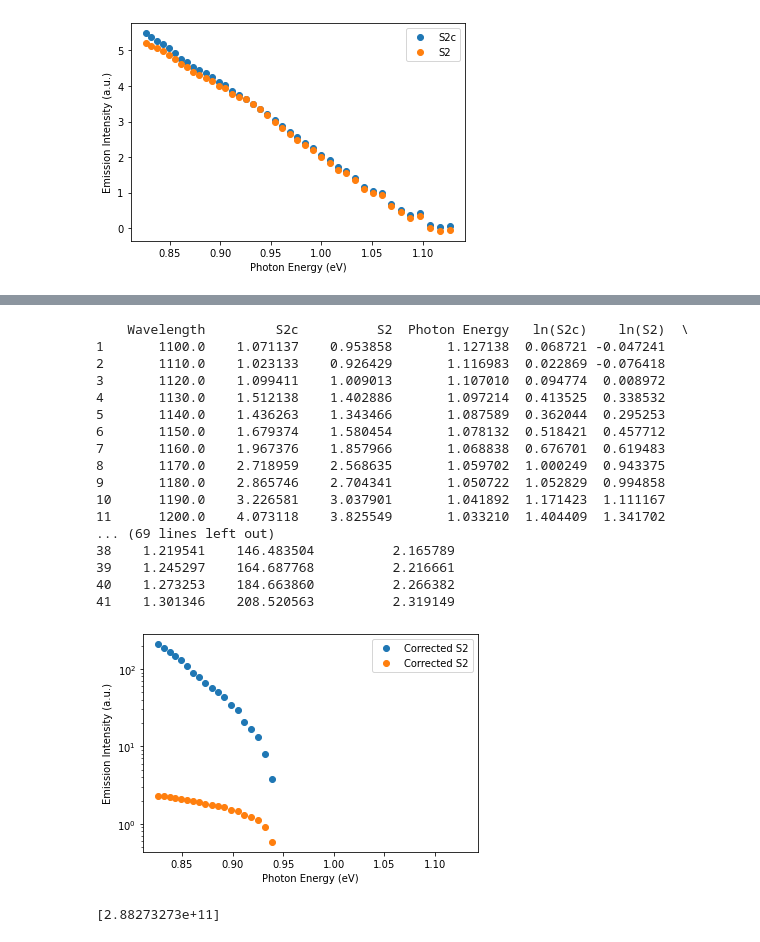
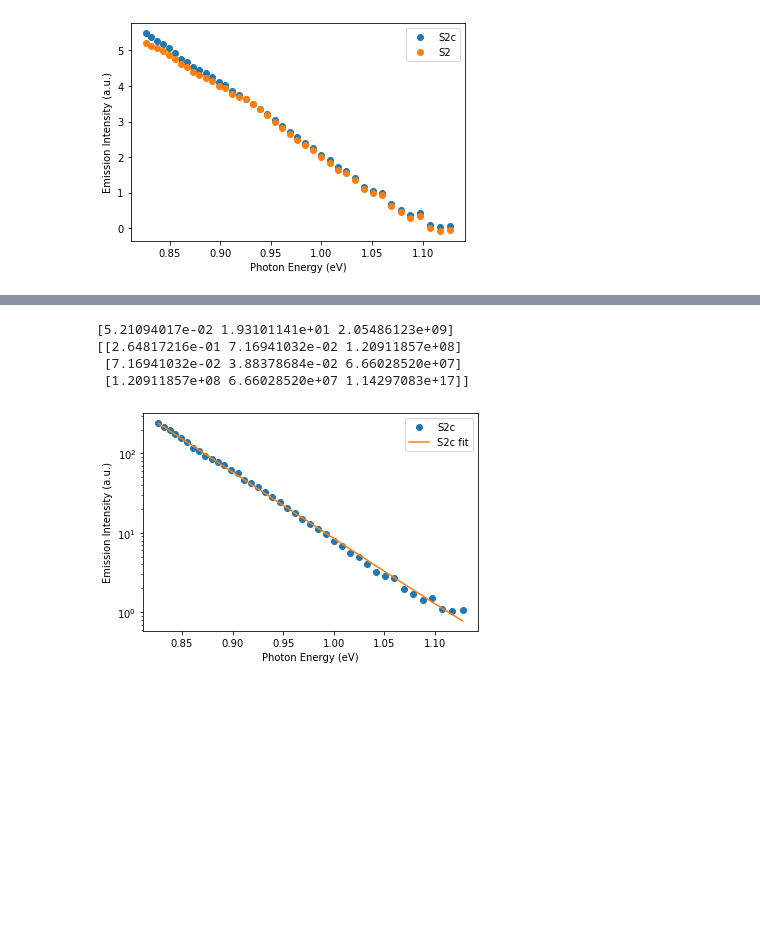
Before and after one commit to teoyi/PROJECT-Automate-Research-Process, a Jupyter notebook: test.ipynb, the cells around one changed output, grey strips where cells are left out. Saved outputs shown, nothing was run; the diff lists cells and outputs as text; code cells hidden in the pictures; blank space fills up the shorter version.

```diff
--- a/test.ipynb
+++ b/test.ipynb
@@ -117,35 +99,0 @@ The DC offset of this data is 24.509082136216104
-# %%
-# Applying 3rd correction, multiplier, to determine the corrected S2 values
-new_df['Multiplier'] = new_df['S2c']/new_df['S2']
-#print(new_df)
-new_df['Corrected S2'] = (new_df['S2'] - dc_offset)*new_df['Multiplier']
-new_df['ln(Corrected S2)'] = np.log(new_df['Corrected S2'])
-print(new_df)
-
-plt.plot(new_df['Photon Energy'], new_df['Corrected S2'],'o', label='Corrected S2')
-plt.plot(new_df['Photon Energy'], new_df['ln(Corrected S2)'],'o', label='Corrected S2')
-plt.yscale('log')
-plt.ylabel('Emission Intensity (a.u.)')
-plt.xlabel('Photon Energy (eV)')
-plt.legend()
-plt.savefig('correctedsmilog.png')
-plt.show()
-# %% [output]
-    Wavelength         S2c          S2  Photon Energy   ln(S2c)    ln(S2)  \
-1       1100.0    1.071137    0.953858       1.127138  0.068721 -0.047241
-2       1110.0    1.023133    0.926429       1.116983  0.022869 -0.076418
-3       1120.0    1.099411    1.009013       1.107010  0.094774  0.008972
-4       1130.0    1.512138    1.402886       1.097214  0.413525  0.338532
-5       1140.0    1.436263    1.343466       1.087589  0.362044  0.295253
-6       1150.0    1.679374    1.580454       1.078132  0.518421  0.457712
-7       1160.0    1.967376    1.857966       1.068838  0.676701  0.619483
-8       1170.0    2.718959    2.568635       1.059702  1.000249  0.943375
-9       1180.0    2.865746    2.704341       1.050722  1.052829  0.994858
-10      1190.0    3.226581    3.037901       1.041892  1.171423  1.111167
-11      1200.0    4.073118    3.825549       1.033210  1.404409  1.341702
-... (69 lines left out)
-38    1.219541    146.483504          2.165789
-39    1.245297    164.687768          2.216661
-40    1.273253    184.663860          2.266382
-41    1.301346    208.520563          2.319149
-[figure, removed]
@@ -161,4 +100,24 @@ popt1, pcov1 = curve_fit(fit, new_df['Photon Energy'].iloc[23:], new_df['ln(Corr
-# %%
-print(popt1)
-# %% [output]
-[2.88273273e+11]
+# %%
+def exp_fit(E, a, b, c):
+    # return  a + c * E * np.sqrt(E - bandE) * np.exp(-E/0.046)# Eg and k are already defined previously
+    return a + c  * np.exp(-E*b)
+
+E = np.linspace(np.min(new_df['Photon Energy']), np.max(new_df['Photon Energy']),1000)
+
+popt, pcov = curve_fit(exp_fit, new_df['Photon Energy'], new_df['S2c'],maxfev = 10000, p0=[0,500/23,1e+8]) # keep c = 1e+8
+print(popt)
+print(pcov)
+plt.plot(new_df['Photon Energy'], new_df['S2c'], 'o', label='S2c')
+plt.plot(new_df['Photon Energy'], exp_fit(new_df['Photon Energy'], *popt), '-', label='S2c fit')
+plt.ylabel('Emission Intensity (a.u.)')
+plt.xlabel('Photon Energy (eV)')
+plt.yscale('log')
+plt.legend()
+plt.savefig('fit.png')
+plt.show()
+# %% [output]
+[5.21094017e-02 1.93101141e+01 2.05486123e+09]
+[[2.64817216e-01 7.16941032e-02 1.20911857e+08]
+ [7.16941032e-02 3.88378684e-02 6.66028520e+07]
+ [1.20911857e+08 6.66028520e+07 1.14297083e+17]]
+[figure, added]
```
Also changed, not shown: parts of 3 cells of this notebook, 2 other files.
